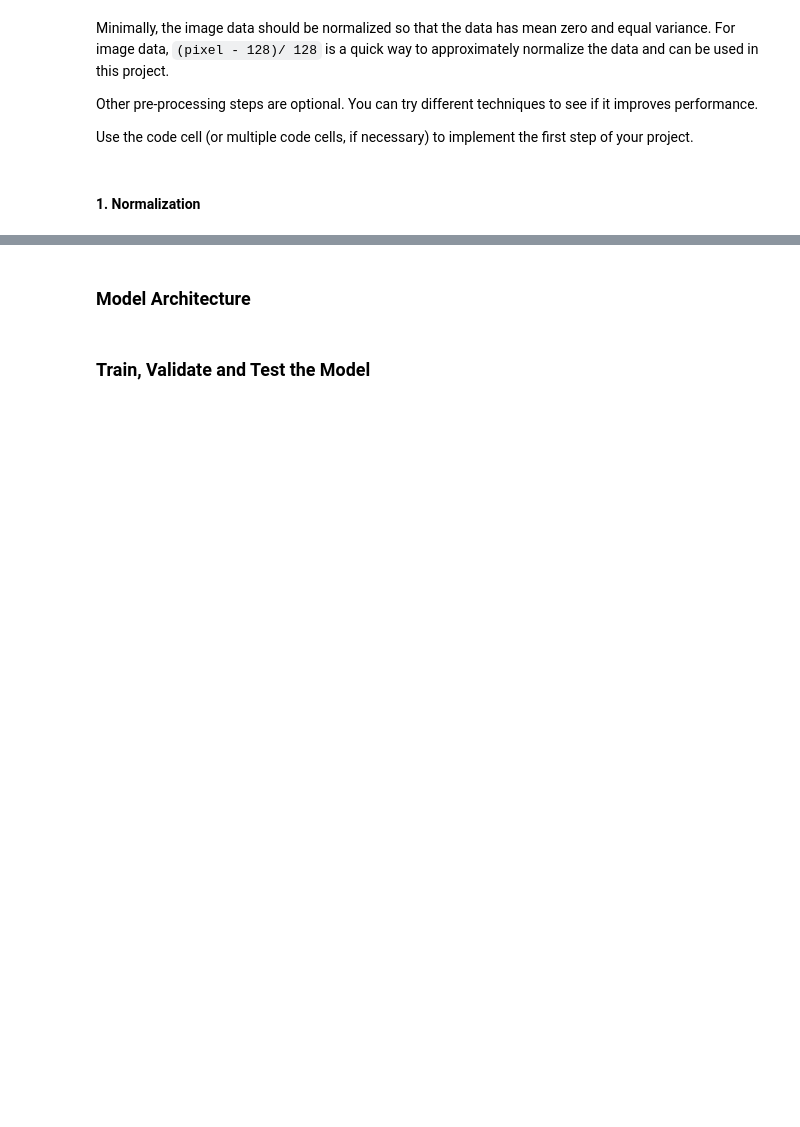
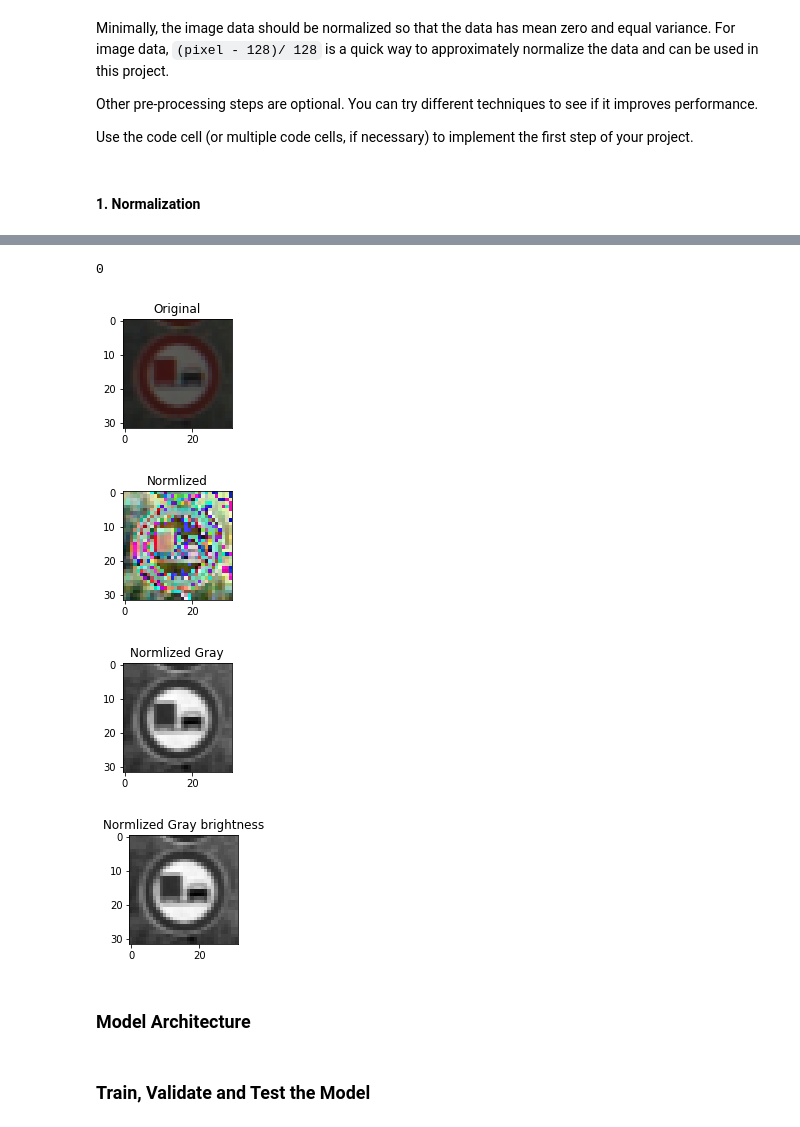
Before and after one commit to malnakli/CarND-Traffic-Sign-Classifier-Project, a Jupyter notebook: Traffic_Sign_Classifier.ipynb, the cells around one changed output, grey strips where cells are left out. Saved outputs shown, nothing was run; the diff lists cells and outputs as text; code cells hidden in the pictures; blank space fills up the shorter version.

```diff
--- a/Traffic_Sign_Classifier.ipynb
+++ b/Traffic_Sign_Classifier.ipynb
@@ -266,0 +251,25 @@ X_train, y_train = shuffle(X_train, y_train)
+# %%
+def _random_brightness(images):
+    # 32. / 255. number taken from
+    #     # https://github.com/kwotsin/transfer_learning_tutorial/blob/master/inception_preprocessing.py
+    tensor_image = tf.stack(images)
+    output_images = tf.image.random_brightness(tensor_image,max_delta=32./255.)
+    with tf.Session() as sess:
+        output_images = sess.run(output_images)
+
+    return output_images
+
+index = randint(0, n_train)
+
+show_image([X_train_original[index]],"Original")
+show_image([X_train_normlized[index]],"Normlized")
+show_image([x_train_normlized_gray[index]],"Normlized Gray",False,True)
+x_train_normlized_gray_brightness = _random_brightness(x_train_normlized_gray)
+
+show_image([x_train_normlized_gray_brightness[index]],"Normlized Gray brightness",False,True)
+# %% [output]
+0
+[figure, added]
+[figure, added]
+[figure, added]
+[figure, added]
```
Also changed, not shown: parts of 15 cells of this notebook.
